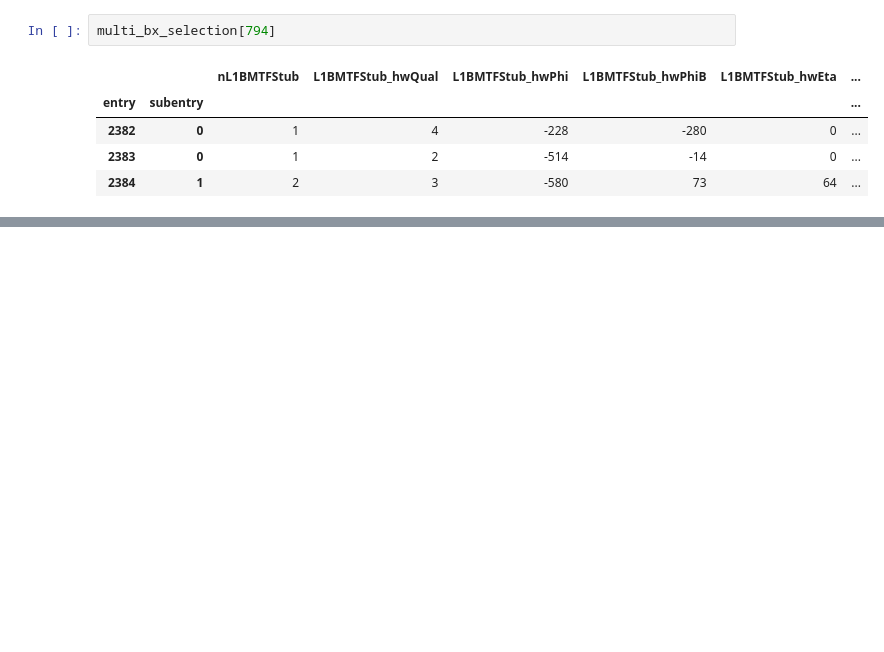
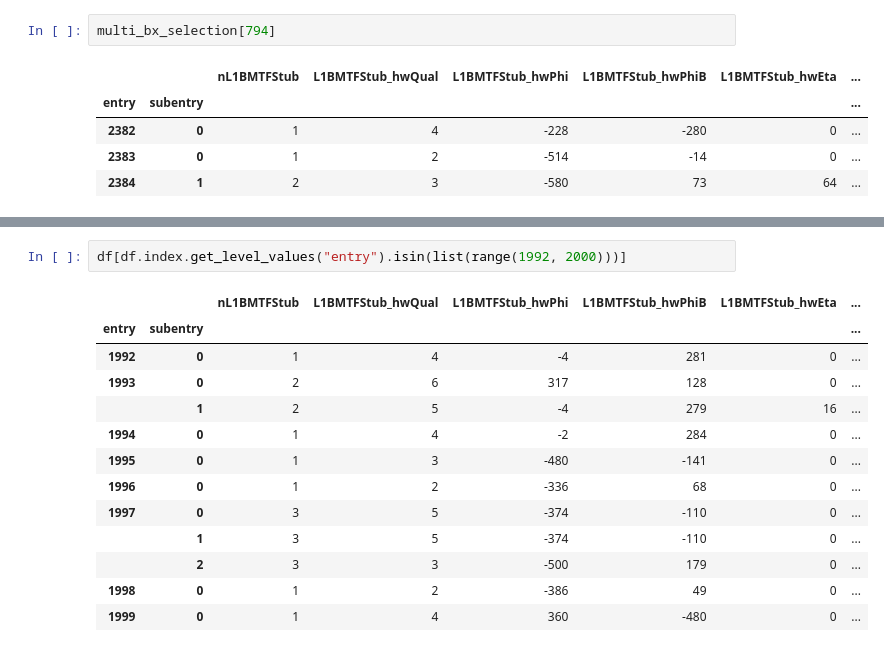
Before and after one commit to GiovanniZago/bxad-test, a Jupyter notebook: sequences_inspector.ipynb, the cells around one changed output, grey strips where cells are left out. Drawn from its saved outputs; the diff is of its cells as text; blank space fills up the shorter version.

```diff
--- a/sequences_inspector.ipynb
+++ b/sequences_inspector.ipynb
@@ -229,0 +238,16 @@ multi_bx_selection[794]
+# %%
+df[df.index.get_level_values("entry").isin(list(range(1992, 2000)))]
+# %% [output]
+|  |  | nL1BMTFStub | L1BMTFStub_hwQual | L1BMTFStub_hwPhi | L1BMTFStub_hwPhiB | L1BMTFStub_hwEta | ... |
+| entry | subentry |  |  |  |  |  | ... |
+| 1992 | 0 | 1 | 4 | -4 | 281 | 0 | ... |
+| 1993 | 0 | 2 | 6 | 317 | 128 | 0 | ... |
+|  | 1 | 2 | 5 | -4 | 279 | 16 | ... |
+| 1994 | 0 | 1 | 4 | -2 | 284 | 0 | ... |
+| 1995 | 0 | 1 | 3 | -480 | -141 | 0 | ... |
+| 1996 | 0 | 1 | 2 | -336 | 68 | 0 | ... |
+| 1997 | 0 | 3 | 5 | -374 | -110 | 0 | ... |
+|  | 1 | 3 | 5 | -374 | -110 | 0 | ... |
+|  | 2 | 3 | 3 | -500 | 179 | 0 | ... |
+| 1998 | 0 | 1 | 2 | -386 | 49 | 0 | ... |
+| 1999 | 0 | 1 | 4 | 360 | -480 | 0 | ... |
```
Also changed, not shown: parts of 1 cell of this notebook.
